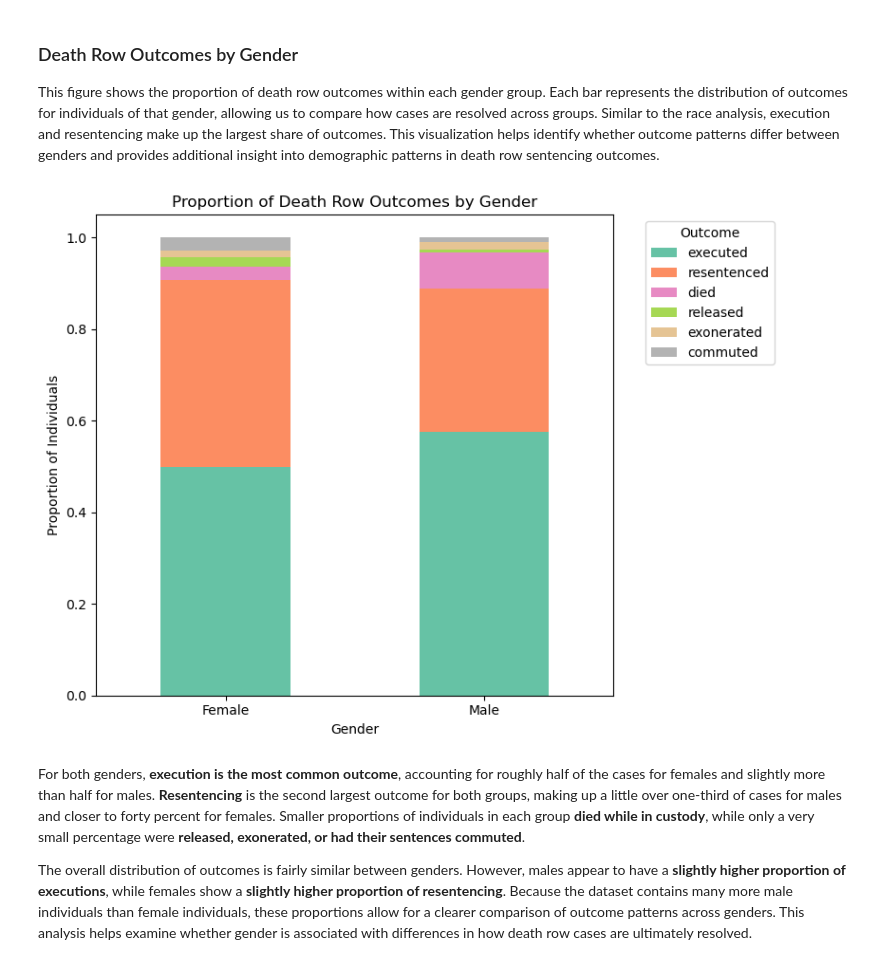
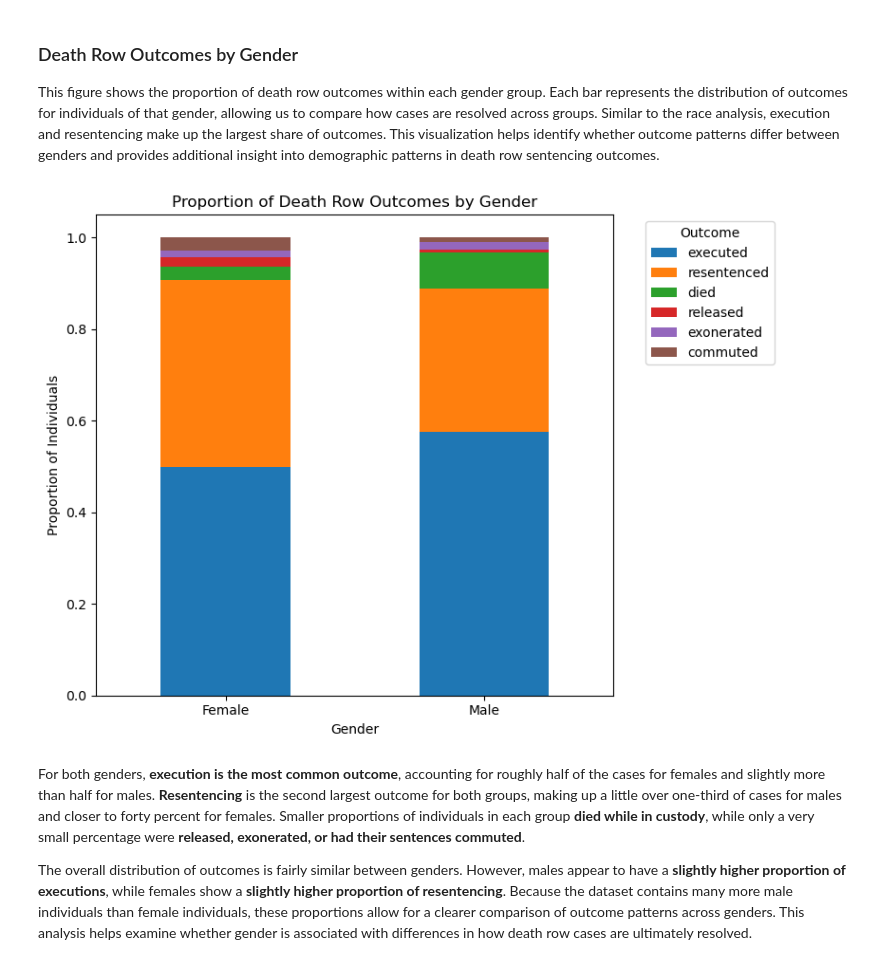
Before and after one commit to COGS108/Group152_WI26, a Jupyter notebook: 02-EDACheckpoint.ipynb, the cells around one changed output. Saved outputs shown, nothing was run; the diff lists cells and outputs as text; code cells hidden in the pictures.

```diff
--- a/02-EDACheckpoint.ipynb
+++ b/02-EDACheckpoint.ipynb
@@ -667,32 +659,31 @@ This figure shows the proportion of death row outcomes within each gender group.
 # %%
 # Create gender-outcome table
 gender_outcomes = df.groupby(['gender','outcome']).size().unstack().fillna(0)
 
 # Convert to proportions
 gender_outcomes_prop = gender_outcomes.div(gender_outcomes.sum(axis=1), axis=0)
 
 # Order outcomes consistently with the race plot
 gender_outcomes_prop = gender_outcomes_prop[outcome_order]
 
 
 gender_outcomes_prop.plot(
     kind='bar',
     stacked=True,
-    figsize=(8,6),
-    colormap='Set2'
+    figsize=(8,6)
 )
 
 plt.title("Proportion of Death Row Outcomes by Gender")
 plt.xlabel("Gender")
 plt.ylabel("Proportion of Individuals")
 
 plt.xticks(rotation=0)
 plt.legend(title="Outcome", bbox_to_anchor=(1.05,1))
 
 plt.tight_layout()
 plt.show()
 # %% [output]
-[figure, old version]
+[figure, new version]
 # %% [markdown]
 For both genders, **execution is the most common outcome**, accounting for roughly half of the cases for females and slightly more than half for males. **Resentencing** is the second largest outcome for both groups, making up a little over one-third of cases for males and closer to forty percent for females. Smaller proportions of individuals in each group **died while in custody**, while only a very small percentage were **released, exonerated, or had their sentences commuted**.
 
```
Also changed, not shown: parts of 4 cells of this notebook.
